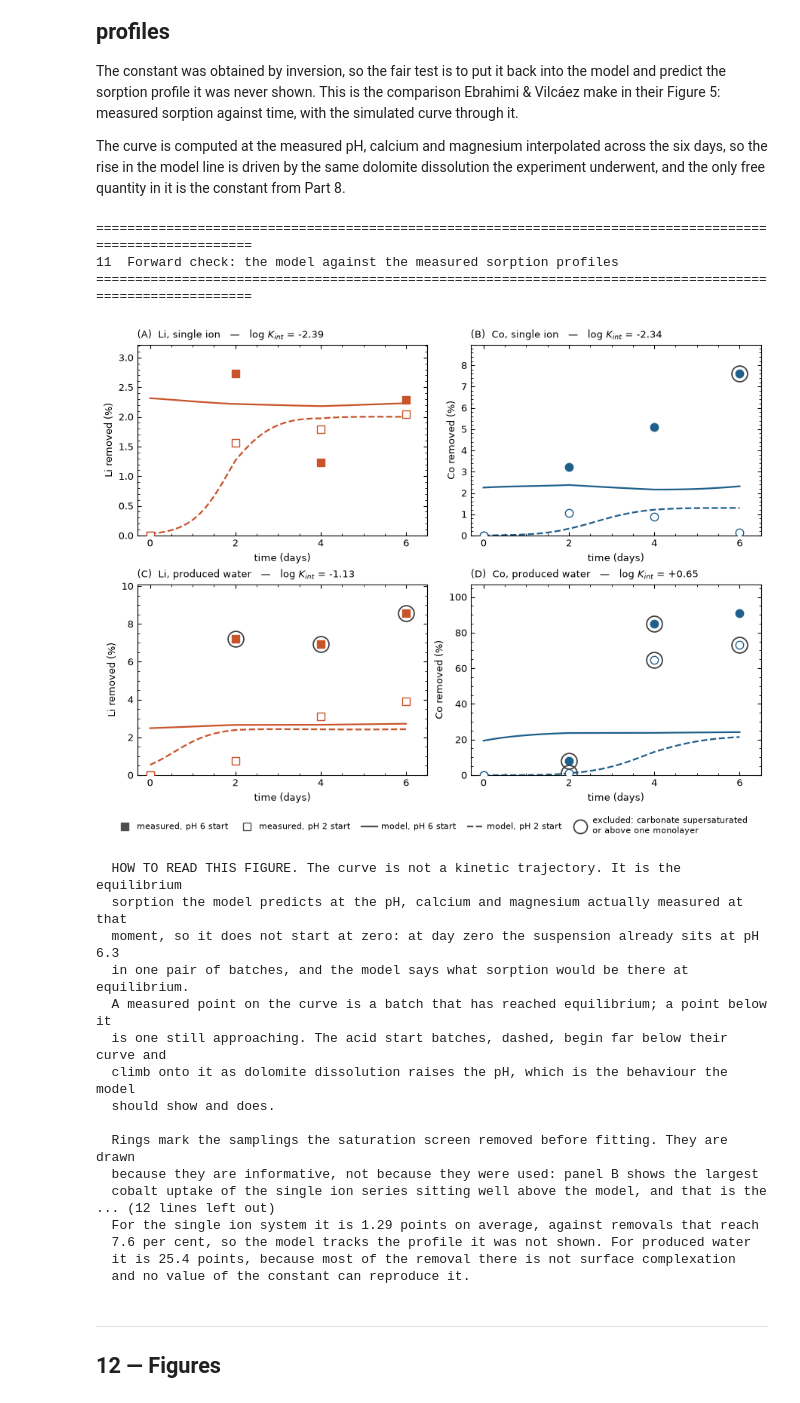
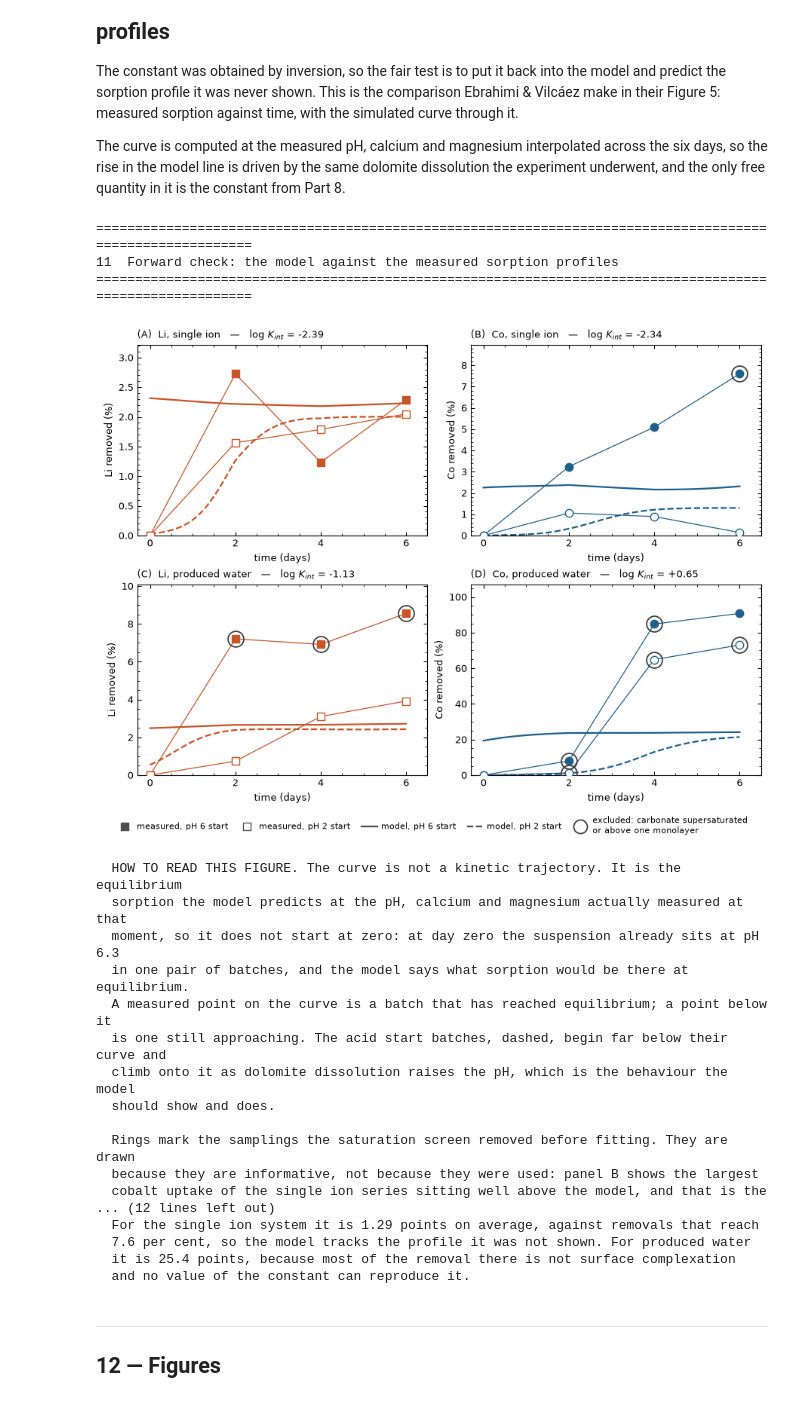
Before and after one commit to Marwa-2024/CCM-to-determine-Log-K-, a Jupyter notebook: LogK_LiCo_singleion_and_PW.ipynb, the cells around one changed output. Cells and saved outputs as stored; diff of their text form; code cells hidden in the pictures.

```diff
--- a/LogK_LiCo_singleion_and_PW.ipynb
+++ b/LogK_LiCo_singleion_and_PW.ipynb
@@ -942,8 +942,8 @@ for i, sysname in enumerate(["single ion", "produced water"]):
             t, pred, day, meas = profile(m, sysname, batch, lk)
             top = max(top, float(np.nanmax(meas)), float(np.nanmax(pred)))
             ax.plot(t, pred, ls, color=COL[m], lw=1.6, zorder=2)
-            ax.plot(day, meas, MK[m], color=COL[m], mfc=fc, mec=COL[m], ls="none", ms=7.5,
-                    zorder=3)
+            ax.plot(day, meas, MK[m] + "-", color=COL[m], mfc=fc, mec=COL[m], lw=0.9,
+                    ms=7.5, zorder=3)
             # ring every sampling that yielded no constant, for either reason
             bad = pts[(pts.metal == m) & (pts.system == sysname) & (pts.batch == batch) &
                       pts.logK_int.isna()]
@@ -976,34 +976,34 @@ print("  sorption the model predicts at the pH, calcium and magnesium actually m
 print("  moment, so it does not start at zero: at day zero the suspension already sits at pH 6.3")
 print("  in one pair of batches, and the model says what sorption would be there at equilibrium.")
 print("  A measured point on the curve is a batch that has reached equilibrium; a point below it")
 print("  is one still approaching. The acid start batches, dashed, begin far below their curve and")
 print("  climb onto it as dolomite dissolution raises the pH, which is the behaviour the model")
 print("  should show and does.")
 print("\n  Rings mark the samplings the saturation screen removed before fitting. They are drawn")
 print("  because they are informative, not because they were used: panel B shows the largest")
 print("  cobalt uptake of the single ion series sitting well above the model, and that is the")
 print("  point at which sphaerocobaltite becomes supersaturated.")
 
 rmse = []
 for sysname in ["single ion", "produced water"]:
     for m in ["Li", "Co"]:
         for batch in ["pH6", "pH2"]:
             t, pred, day, meas = profile(m, sysname, batch, FITTED[(m, sysname)])
             pm = np.interp(day[1:], t, pred)
             rmse.append(dict(metal=m, system=sysname, batch=batch,
                              RMSE_pct=float(np.sqrt(np.mean((pm - meas[1:])**2))),
                              max_measured_pct=float(meas.max())))
 rmse = pd.DataFrame(rmse); show(rmse)
 print(f"\n  Root mean square error between measured and modelled sorption, in percentage points.")
 print(f"  For the single ion system it is {rmse[rmse.system=='single ion'].RMSE_pct.mean():.2f} points on average, against removals that reach")
 print(f"  {rmse[rmse.system=='single ion'].max_measured_pct.max():.1f} per cent, so the model tracks the profile it was not shown. For produced water")
 print(f"  it is {rmse[rmse.system=='produced water'].RMSE_pct.mean():.1f} points, because most of the removal there is not surface complexation")
 print("  and no value of the constant can reproduce it.")
 # %% [output]
 ==========================================================================================================
 11  Forward check: the model against the measured sorption profiles
 ==========================================================================================================
-[figure, old version]
+[figure, new version]
   HOW TO READ THIS FIGURE. The curve is not a kinetic trajectory. It is the equilibrium
   sorption the model predicts at the pH, calcium and magnesium actually measured at that
   moment, so it does not start at zero: at day zero the suspension already sits at pH 6.3
```
Also changed, not shown: parts of 1 cell of this notebook, 13 other files.
